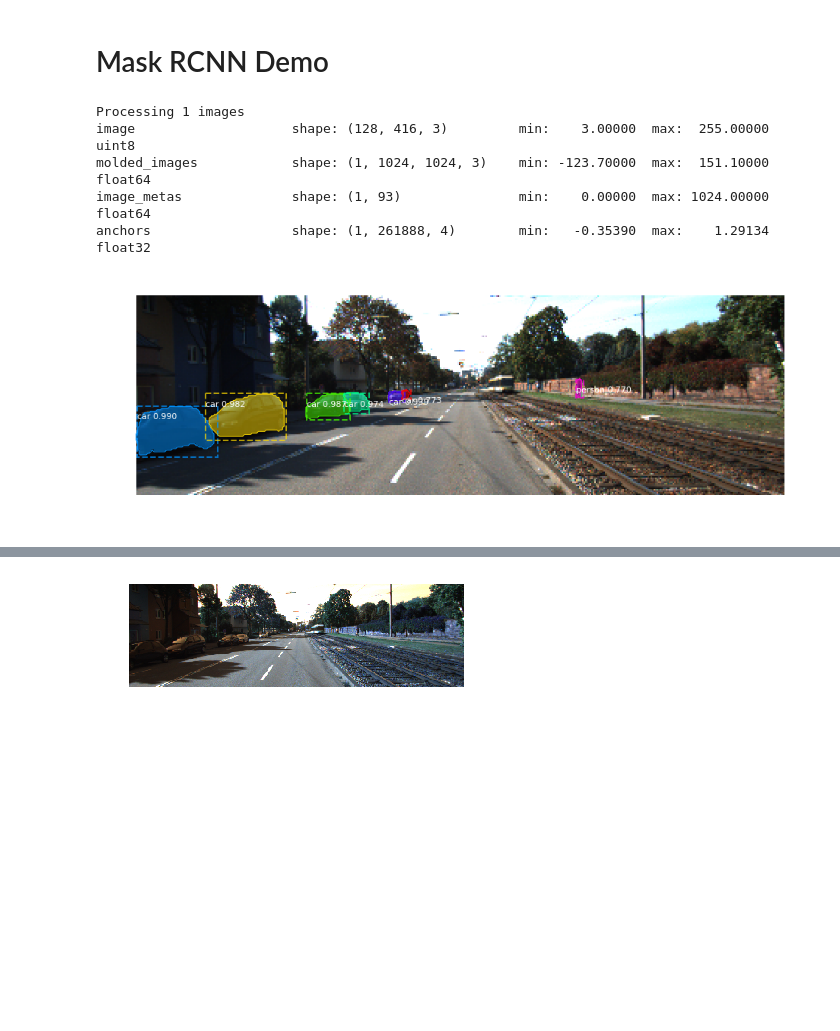
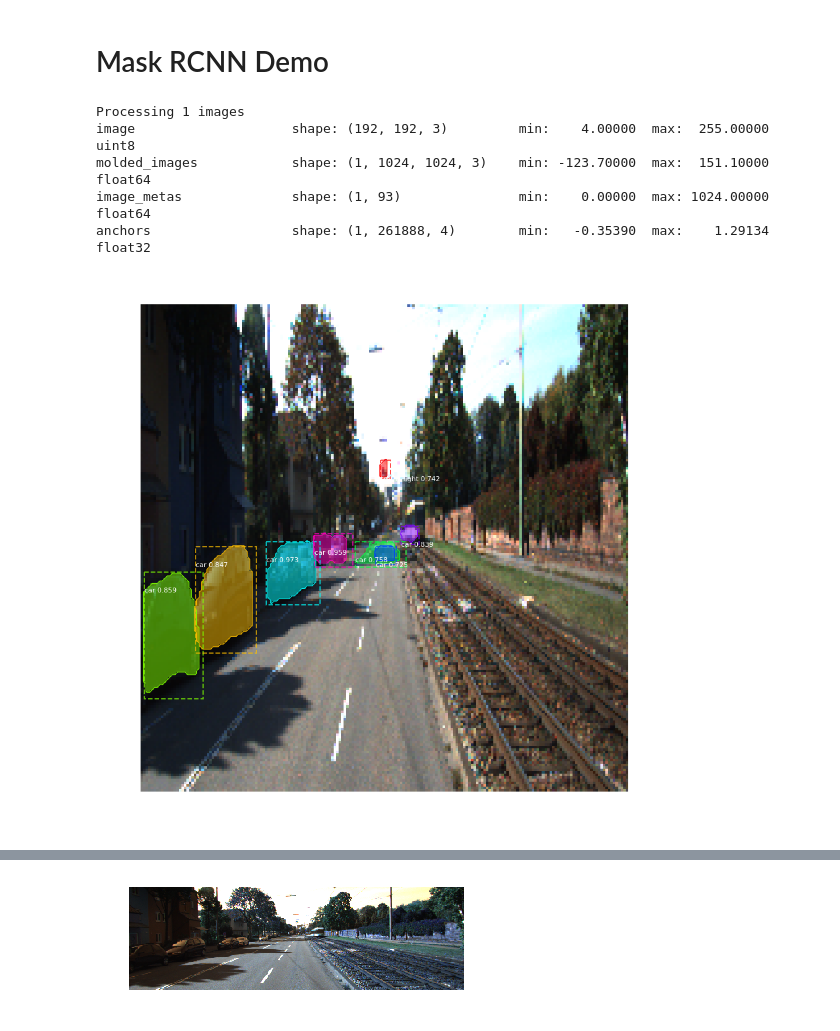
Before and after one commit to go125/PrepareDataForDFV, a Jupyter notebook: GenDataDemo_KITTI.ipynb, the cells around one changed output, grey strips where cells are left out. Saved outputs shown, nothing was run; the diff lists cells and outputs as text; code cells hidden in the pictures; blank space fills up the shorter version.

```diff
--- a/GenDataDemo_KITTI.ipynb
+++ b/GenDataDemo_KITTI.ipynb
@@ -329,33 +329,33 @@ import time
 dataset="2011_09_26_drive_0001"
 data_year=dataset.split("_")[0]
 data_month=dataset.split("_")[1]
 data_date=dataset.split("_")[2]
 
 
 IMAGE_DIR=base_path+data_year+"_"+data_month+"_"+data_date+"/"+ dataset +"_sync/image_02/data/"
 
 file_names=[f.name for f in os.scandir(IMAGE_DIR) if not f.name.startswith('.')]
 
 
 start = time.time()
 
 image = skimage.io.imread(os.path.join(IMAGE_DIR, file_names[10]))
 
 # Run detection
-image=cv2.resize(image,(WIDTH,HEIGHT))
+image=cv2.resize(image,(192,192))
 results = model.detect([image], verbose=1)
 
 # Visualize results
 r = results[0]
 visualize.display_instances(image, r['rois'], r['masks'], r['class_ids'],
                             class_names, r['scores'])
 
 elapsed_time = time.time() - start
 print ("elapsed_time:{0}".format(elapsed_time) + "[sec]")
 # %% [output]
 Processing 1 images
-image                    shape: (128, 416, 3)         min:    3.00000  max:  255.00000  uint8
+image                    shape: (192, 192, 3)         min:    4.00000  max:  255.00000  uint8
 molded_images            shape: (1, 1024, 1024, 3)    min: -123.70000  max:  151.10000  float64
 image_metas              shape: (1, 93)               min:    0.00000  max: 1024.00000  float64
 anchors                  shape: (1, 261888, 4)        min:   -0.35390  max:    1.29134  float32
-[figure, old version]
+[figure, new version]
```
Also changed, not shown: parts of 2 cells of this notebook, 2 other files.
